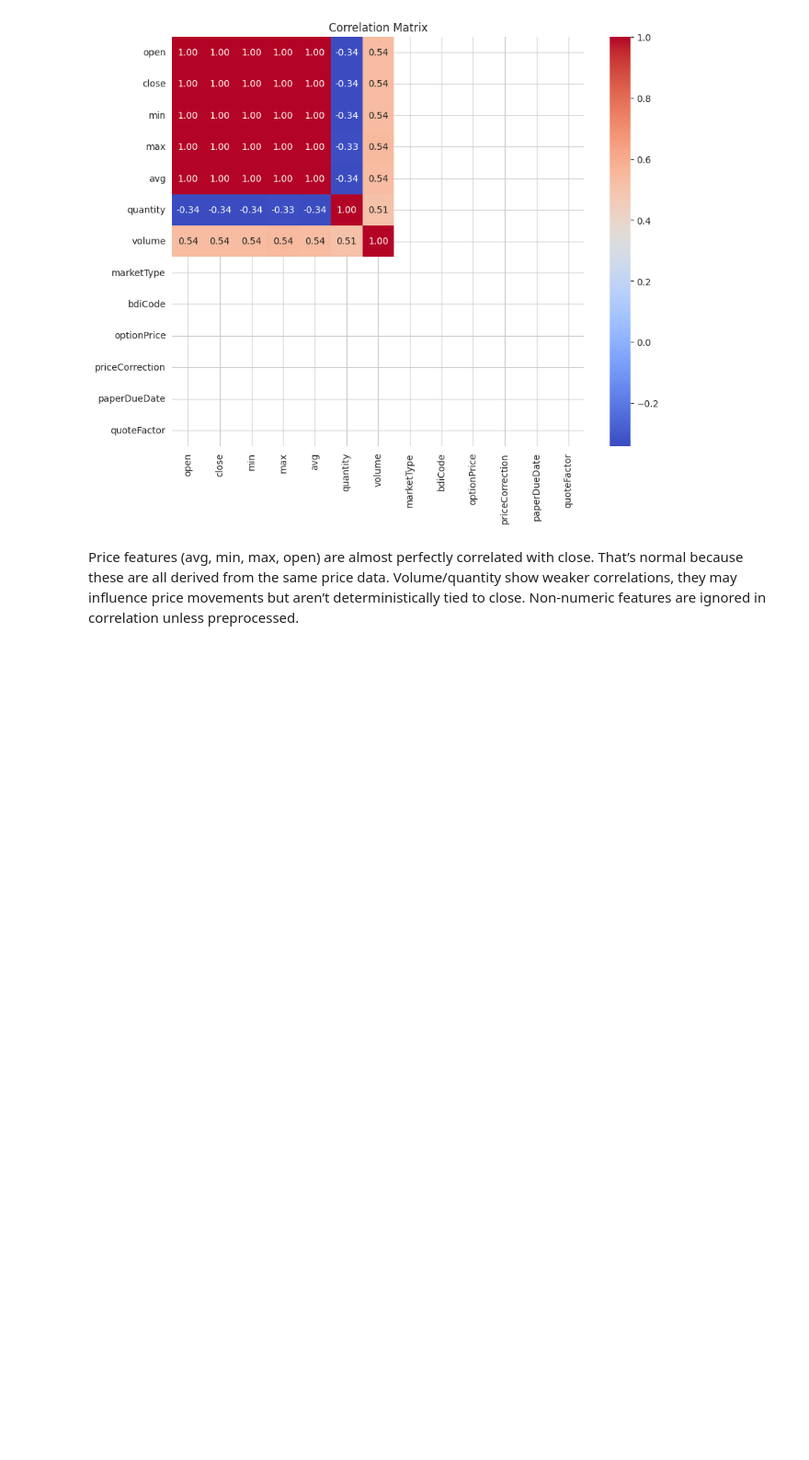
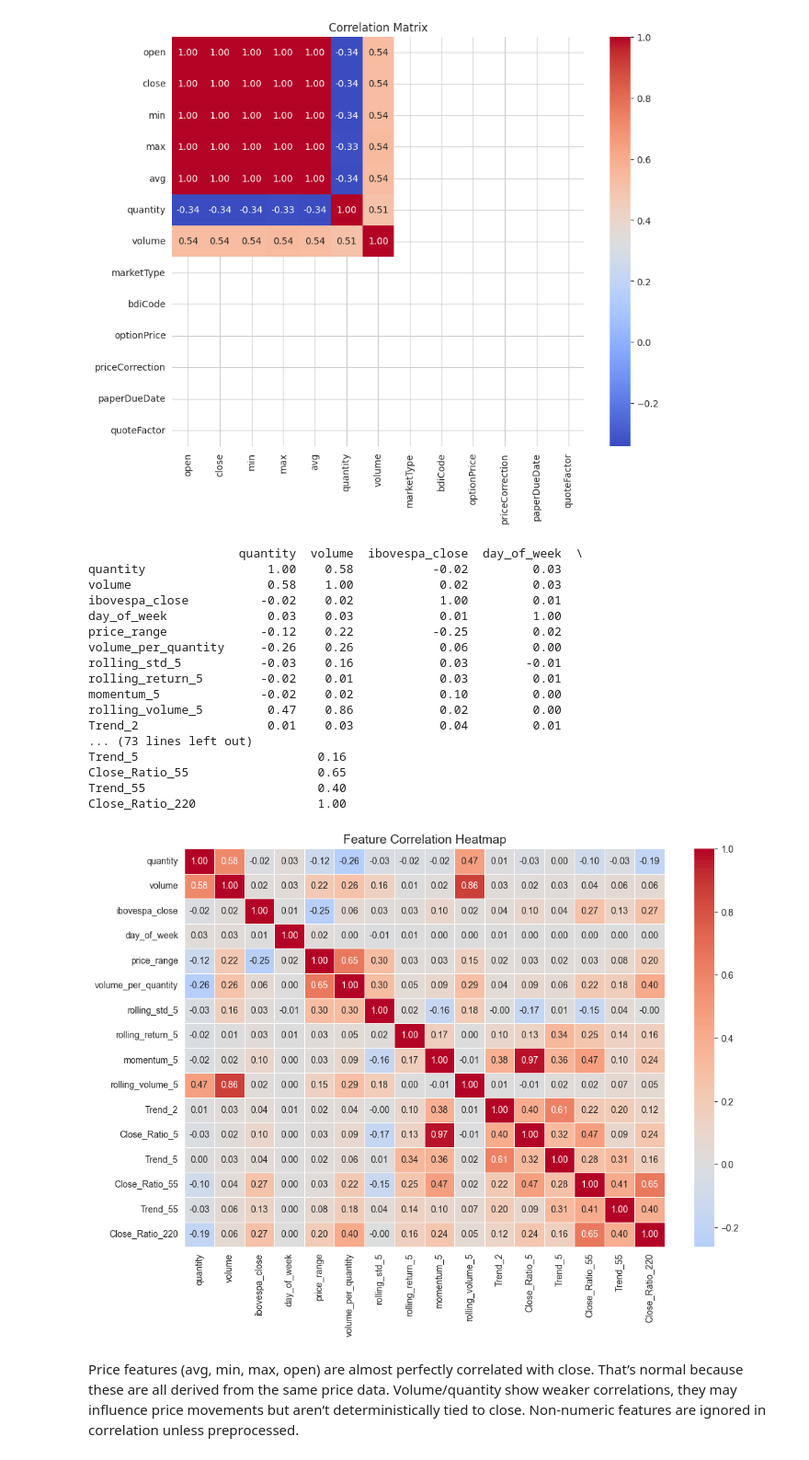
Before and after one commit to mestresanna/lifeCycleProject, a Jupyter notebook: notebooks/ExplorationOfDataSet.ipynb, the cells around one changed output. Shown at 92% size. Saved outputs shown, nothing was run; the diff lists cells and outputs as text; code cells hidden in the pictures; blank space fills up the shorter version.

```diff
--- a/notebooks/ExplorationOfDataSet.ipynb
+++ b/notebooks/ExplorationOfDataSet.ipynb
@@ -387,6 +387,51 @@ priceCorrection       NaN
 paperDueDate          NaN
 quoteFactor           NaN
 [figure]
+# %%
+import pandas as pd
+import seaborn as sns
+import matplotlib.pyplot as plt
+
+# Load your dataset
+df = pd.read_csv('../data/2019-2023_stock_with_features_dif_tickers.csv', low_memory=False)
+
+# List of features you’re using in your model
+features = [
+    'quantity', 'volume', 'ibovespa_close', 'day_of_week', 'price_range',
+    'volume_per_quantity', 'rolling_std_5', 'rolling_return_5', 'momentum_5',
+    'rolling_volume_5', 'Trend_2', 'Close_Ratio_5', 'Trend_5',
+    'Close_Ratio_55', 'Trend_55', 'Close_Ratio_220'
+]
+
+# Keep only the numeric columns you care about
+df_features = df[features].copy()
+
+corr_matrix = df_features.corr()
+print(corr_matrix.round(2))
+
+plt.figure(figsize=(12, 8))
+sns.heatmap(corr_matrix, cmap='coolwarm', center=0, annot=True, fmt=".2f", linewidths=0.5)
+plt.title("Feature Correlation Heatmap", fontsize=14)
+plt.show()
+# %% [output]
+                     quantity  volume  ibovespa_close  day_of_week  \
+quantity                 1.00    0.58           -0.02         0.03
+volume                   0.58    1.00            0.02         0.03
+ibovespa_close          -0.02    0.02            1.00         0.01
+day_of_week              0.03    0.03            0.01         1.00
+price_range             -0.12    0.22           -0.25         0.02
+volume_per_quantity     -0.26    0.26            0.06         0.00
+rolling_std_5           -0.03    0.16            0.03        -0.01
+rolling_return_5        -0.02    0.01            0.03         0.01
+momentum_5              -0.02    0.02            0.10         0.00
+rolling_volume_5         0.47    0.86            0.02         0.00
+Trend_2                  0.01    0.03            0.04         0.01
+... (73 lines left out)
+Trend_5                         0.16
+Close_Ratio_55                  0.65
+Trend_55                        0.40
+Close_Ratio_220                 1.00
+[figure, added]
 # %% [markdown]
 Price features (avg, min, max, open) are almost perfectly correlated with close. That’s normal because these are all derived from the same price data. Volume/quantity show weaker correlations, they may influence price movements but aren’t deterministically tied to close. Non-numeric features are ignored in correlation unless preprocessed.
 # %% [markdown]
```
Also changed, not shown: 9 other files.
